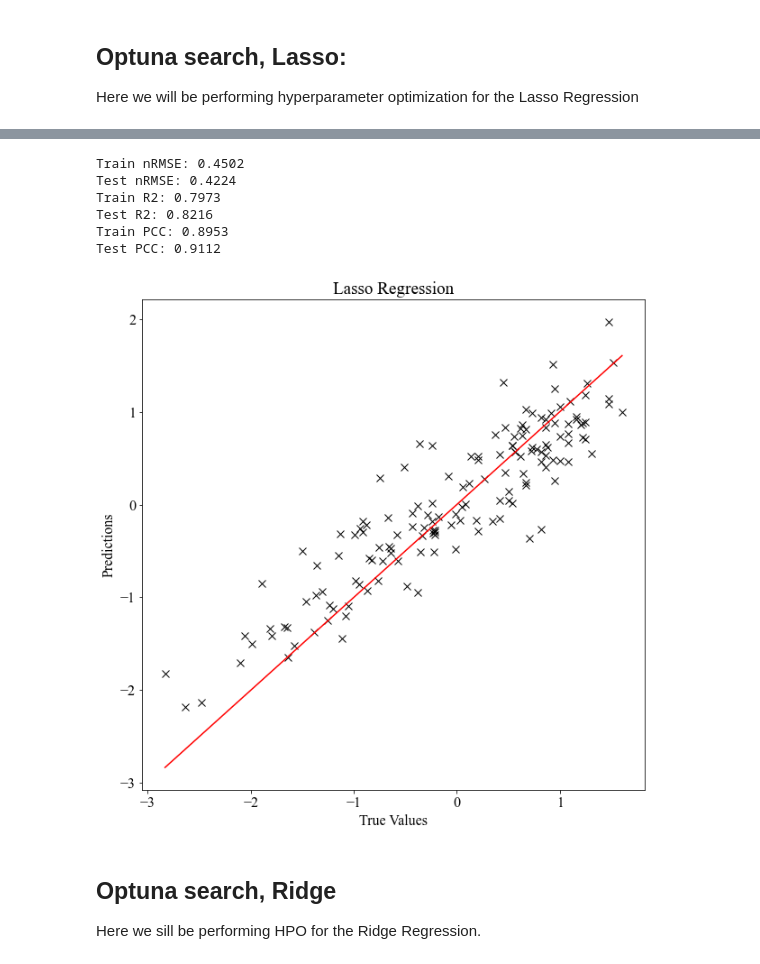
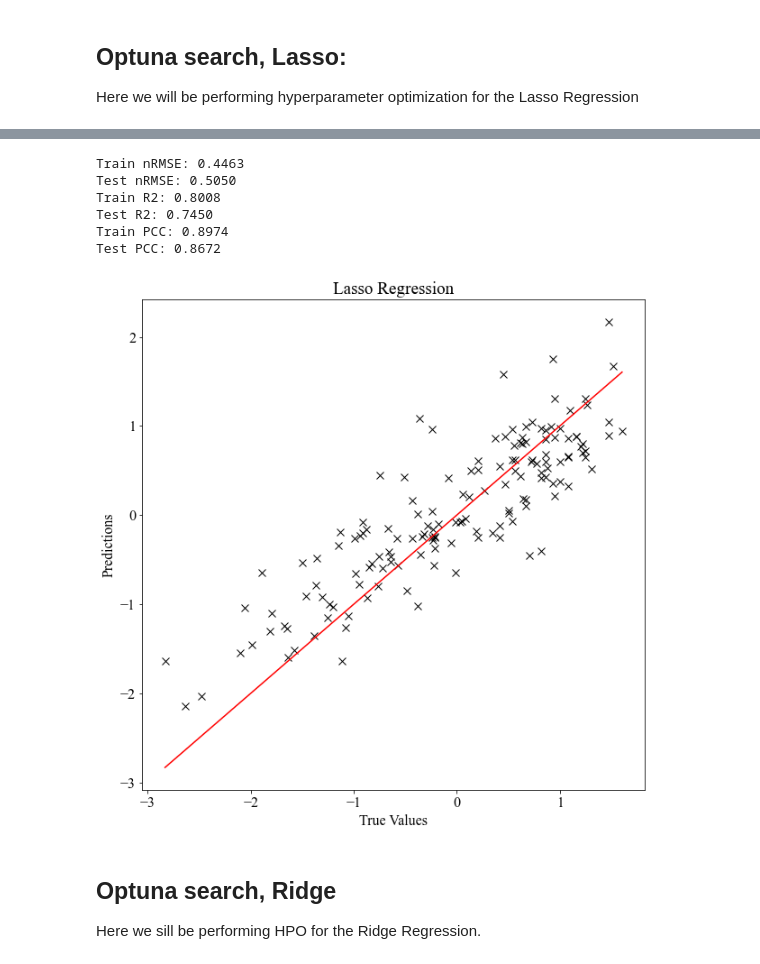
Before and after one commit to CesarAugusto14/QSAR_practice, a Jupyter notebook: initial_practicum.ipynb, the cells around one changed output, grey strips where cells are left out. Saved outputs shown, nothing was run; the diff lists cells and outputs as text; code cells hidden in the pictures.

```diff
--- a/initial_practicum.ipynb
+++ b/initial_practicum.ipynb
@@ -111,6 +108,6 @@ FrozenTrial(number=94, values=[0.6815455513252523], datetime_start=datetime.date
 # %%
-X_train = pd.concat([X, x_valid, x_test])
-y_train = np.concatenate([y, y_valid, y_test])
+X_train = pd.concat([X, x_valid])
+y_train = np.concatenate([y, y_valid])
 
 # Train with X_train and y_train, using best parameters:
 reg = Lasso(alpha=0.002, max_iter=int(1e4))
@@ -122,40 +119,40 @@ nrmse, r2, mse, rmse = nRMSE(y_train, y_pred_train)
 
 y_pred_test = reg.predict(x_test)
 nrmse_test, r2_test, mse_test, rmse_test = nRMSE(y_test, y_pred_test)
 
 # Print:
 print(f'Train nRMSE: {nrmse:.4f}')
 print(f'Test nRMSE: {nrmse_test:.4f}')
 print(f'Train R2: {r2:.4f}')
 print(f'Test R2: {r2_test:.4f}')
 # Print PCC
 pcc = np.corrcoef(y_train, y_pred_train)[0, 1]
 print(f'Train PCC: {pcc:.4f}')
 pcc_test = np.corrcoef(y_test, y_pred_test)[0, 1]
 print(f'Test PCC: {pcc_test:.4f}')
 
 # Plot predictions vs true values
 plt.figure(figsize=(10, 10))
 plt.plot(y_test, y_pred_test, 'kx', markersize=8)
 # Plot line
 plt.plot([min(y_test), max(y_test)], [min(y_test), max(y_test)], color='red')
 plt.xlabel('True Values')
 plt.ylabel('Predictions')
 plt.title('Lasso Regression')
 
 # Create figures folder
 if not os.path.exists('figures'):
     os.makedirs('figures')
 plt.savefig('figures/lasso_regression_plot.png')
 plt.show()
 # %% [output]
-Train nRMSE: 0.4502
-Test nRMSE: 0.4224
-Train R2: 0.7973
-Test R2: 0.8216
-Train PCC: 0.8953
-Test PCC: 0.9112
+Train nRMSE: 0.4463
+Test nRMSE: 0.5050
+Train R2: 0.8008
+Test R2: 0.7450
+Train PCC: 0.8974
+Test PCC: 0.8672
-[figure, old version]
+[figure, new version]
 # %% [markdown]
 ## Optuna search, Ridge
 
```
Also changed, not shown: parts of 7 cells of this notebook, 5 other files.
